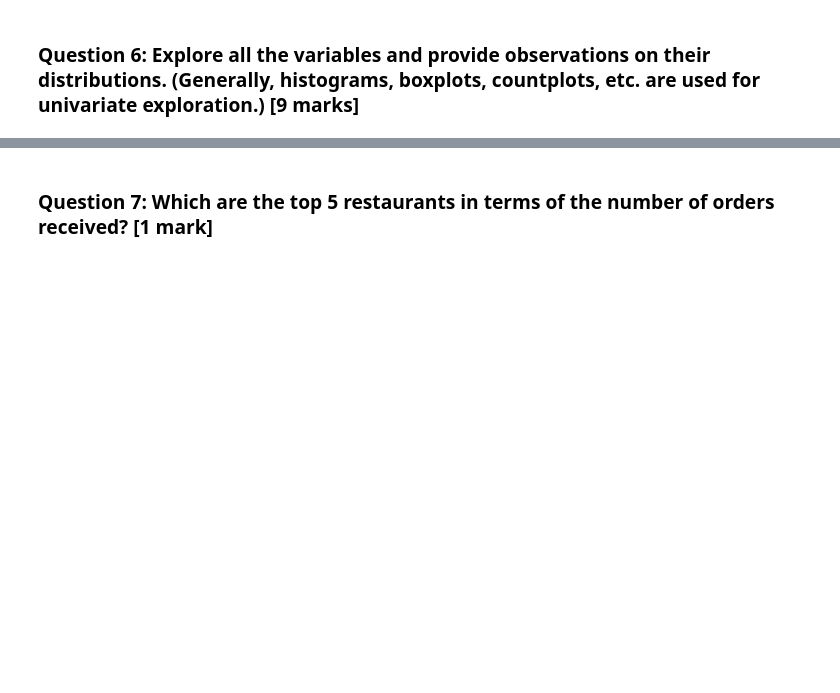
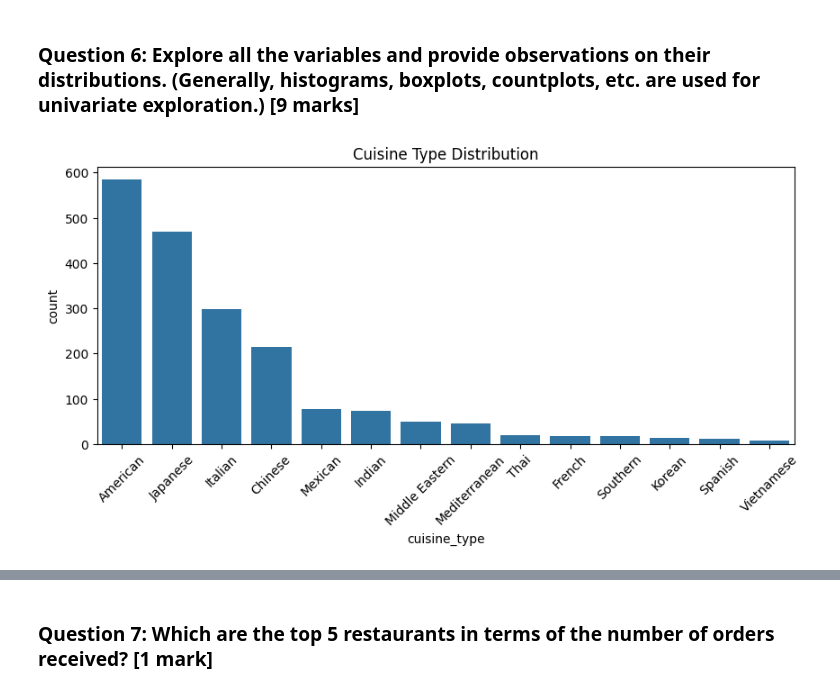
Before and after one commit to jessicakilby/FoodHub, a Jupyter notebook: FoodHub.ipynb, the cells around one changed output, grey strips where cells are left out. Saved outputs shown, nothing was run; the diff lists cells and outputs as text; code cells hidden in the pictures; blank space fills up the shorter version.

```diff
--- a/FoodHub.ipynb
+++ b/FoodHub.ipynb
@@ -151,5 +157,10 @@ df.describe(include='all').T
 ### **Question 5:** How many orders are not rated? [1 mark]
 # %%
 df['rating'] = df['rating'].replace('Not given', np.nan)
+df['rating'] = df['rating'].astype(float)
+df['rating'] = df['rating'].astype('Int64')
+
+print(df['rating'].dtype)
+
 pd.DataFrame({'Count':df.isnull().sum()[df.isnull().sum()>0],'Percentage':(df.isnull().sum()[df.isnull().sum()>0]/df.shape[0])*100})
 # %% [output]
@@ -169,0 +185,9 @@ pd.DataFrame({'Count':df.isnull().sum()[df.isnull().sum()>0],'Percentage':(df.is
+# %%
+# Cuisine Type
+plt.figure(figsize=(10, 4))
+sns.countplot(data=df, x='cuisine_type', order=df['cuisine_type'].value_counts().index)
+plt.title('Cuisine Type Distribution')
+plt.xticks(rotation=45)
+plt.show()
+# %% [output]
+[figure, added]
```
Also changed, not shown: parts of 37 cells of this notebook, 1 other file.
